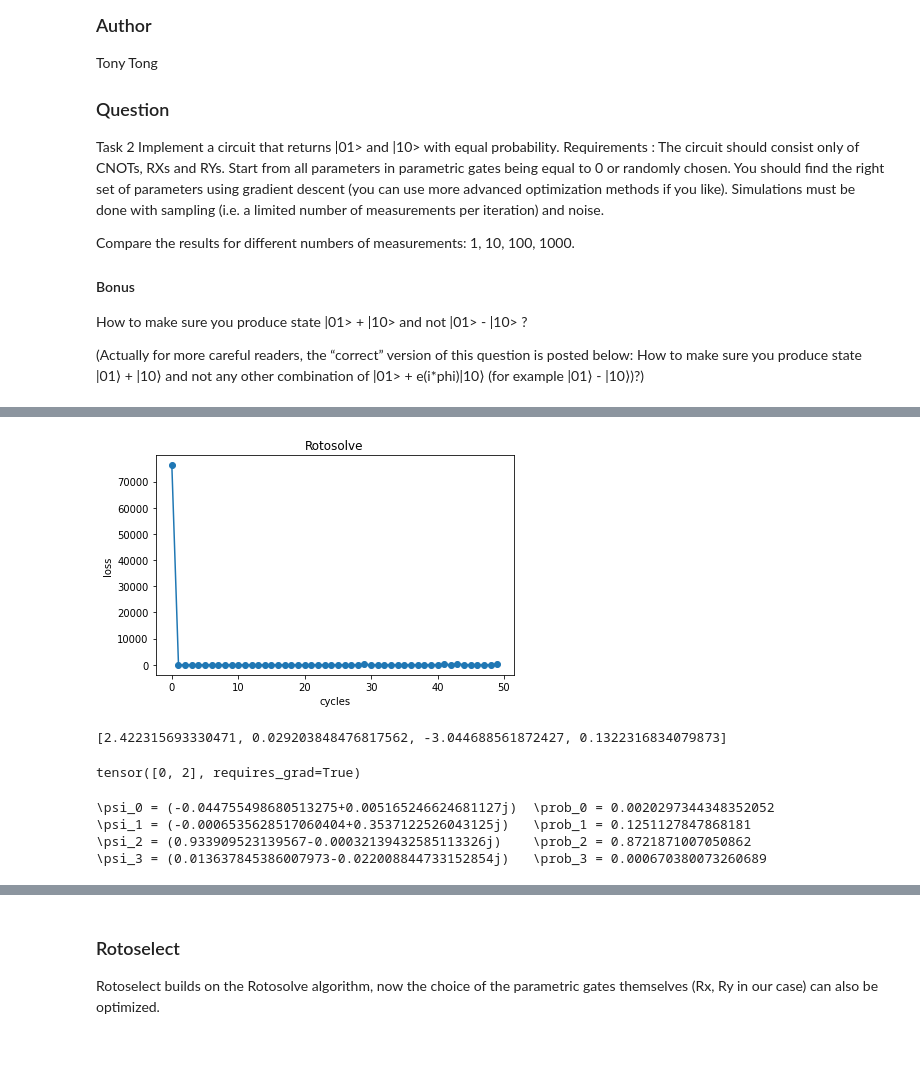
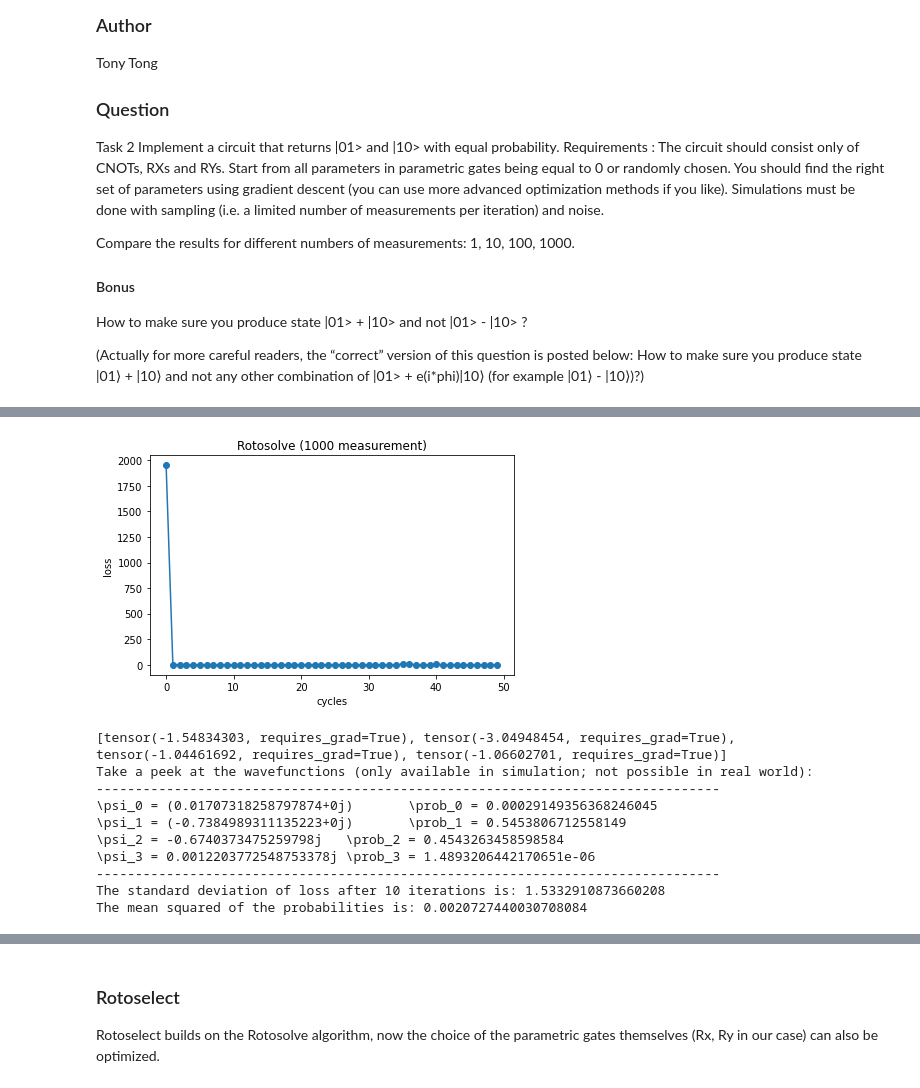
Before and after one commit to TDHTTTT/learn-bell, a Jupyter notebook: pennylane.ipynb, the cells around one changed output, grey strips where cells are left out. Cells and saved outputs as stored; diff of their text form; code cells hidden in the pictures; blank space fills up the shorter version.

```diff
--- a/pennylane.ipynb
+++ b/pennylane.ipynb
@@ -125,32 +144,19 @@ def plot_loss(n_steps, costs, titlex):
     plt.ylabel("loss")
     plt.tight_layout()
     plt.show()
-# %%
-np.random.seed(1)
-# initial parameters are randomly chosen according to a normal curve
-init_params = list(get_truncated_normal(0,1,-np.pi,np.pi).rvs(4))
-params_rsol, costs = fit(init_params, 50)
-plot_loss(50, costs, "Rotosolve")
-# %% [output]
-[figure, removed]
-# %%
-# Now we can verify the if parameters actually work
-print(params_rsol)
-m = circuit(params_rsol)
-np.unique(m[0] + m[1])
-# %% [output]
-[2.422315693330471, 0.029203848476817562, -3.044688561872427, 0.1322316834079873]
-tensor([0, 2], requires_grad=True)
 # %%
 def peek(dev=dev):
-    # Take a peek at the wavefunctions (only available in simulation; not possible in real worldj)
+    print("Take a peek at the wavefunctions (only available in simulation; not possible in real world):")
+    print("--------------------------------------------------------------------------------")
     for i,j in enumerate(dev.state):
         print("\psi_{} = {}".format(i,j), end="\t")
         print("\prob_{} = {}".format(i,abs(j)**2))
+    print("--------------------------------------------------------------------------------")
+
+def report_metric(costs, dev=dev):
+    long_stdev = np.std(np.array(costs)[9:])
+    p_b, p_r = abs(dev.state[1])**2, abs(dev.state[2])**2
+    mse = 1/2*((p_b-0.5)**2 + (p_r-0.5)**2)
+    print("The standard deviation of loss after 10 iterations is: {}".format(long_stdev))
+    print("The mean squared of the probabilities is: {}".format(mse))
+    return long_stdev, mse
-# %%
-peek()
-# %% [output]
-\psi_0 = (-0.044755498680513275+0.005165246624681127j)  \prob_0 = 0.0020297344348352052
-\psi_1 = (-0.0006535628517060404+0.3537122526043125j)   \prob_1 = 0.1251127847868181
-\psi_2 = (0.933909523139567-0.00032139432585113326j)    \prob_2 = 0.8721871007050862
-\psi_3 = (0.013637845386007973-0.022008844733152854j)   \prob_3 = 0.000670380073260689
@@ -156,0 +166,21 @@ peek()
+# %%
+# 1000 measurement per step
+params_rsol, costs = fit(50, 1000)
+plot_loss(50, costs, "Rotosolve (1000 measurement)")
+print(params_rsol)
+m = circuit(params_rsol)
+peek(dev)
+metricx = report_metric(costs, dev)
+metrics.append(metricx)
+# %% [output]
+[figure, added]
+[tensor(-1.54834303, requires_grad=True), tensor(-3.04948454, requires_grad=True), tensor(-1.04461692, requires_grad=True), tensor(-1.06602701, requires_grad=True)]
+Take a peek at the wavefunctions (only available in simulation; not possible in real world):
+--------------------------------------------------------------------------------
+\psi_0 = (0.01707318258797874+0j)       \prob_0 = 0.00029149356368246045
+\psi_1 = (-0.7384989311135223+0j)       \prob_1 = 0.5453806712558149
+\psi_2 = -0.6740373475259798j   \prob_2 = 0.4543263458598584
+\psi_3 = 0.0012203772548753378j \prob_3 = 1.4893206442170651e-06
+--------------------------------------------------------------------------------
+The standard deviation of loss after 10 iterations is: 1.5332910873660208
+The mean squared of the probabilities is: 0.0020727440030708084
```
Also changed, not shown: parts of 22 cells of this notebook.
